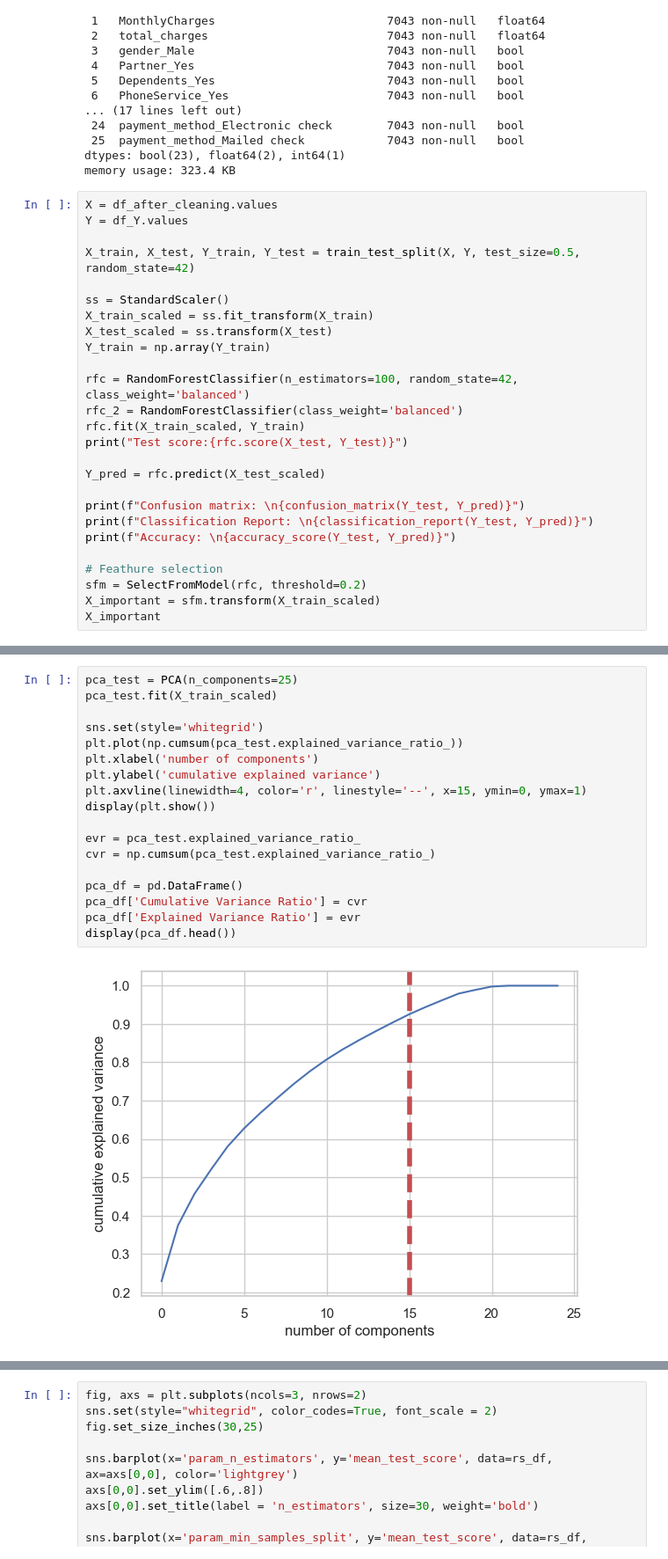
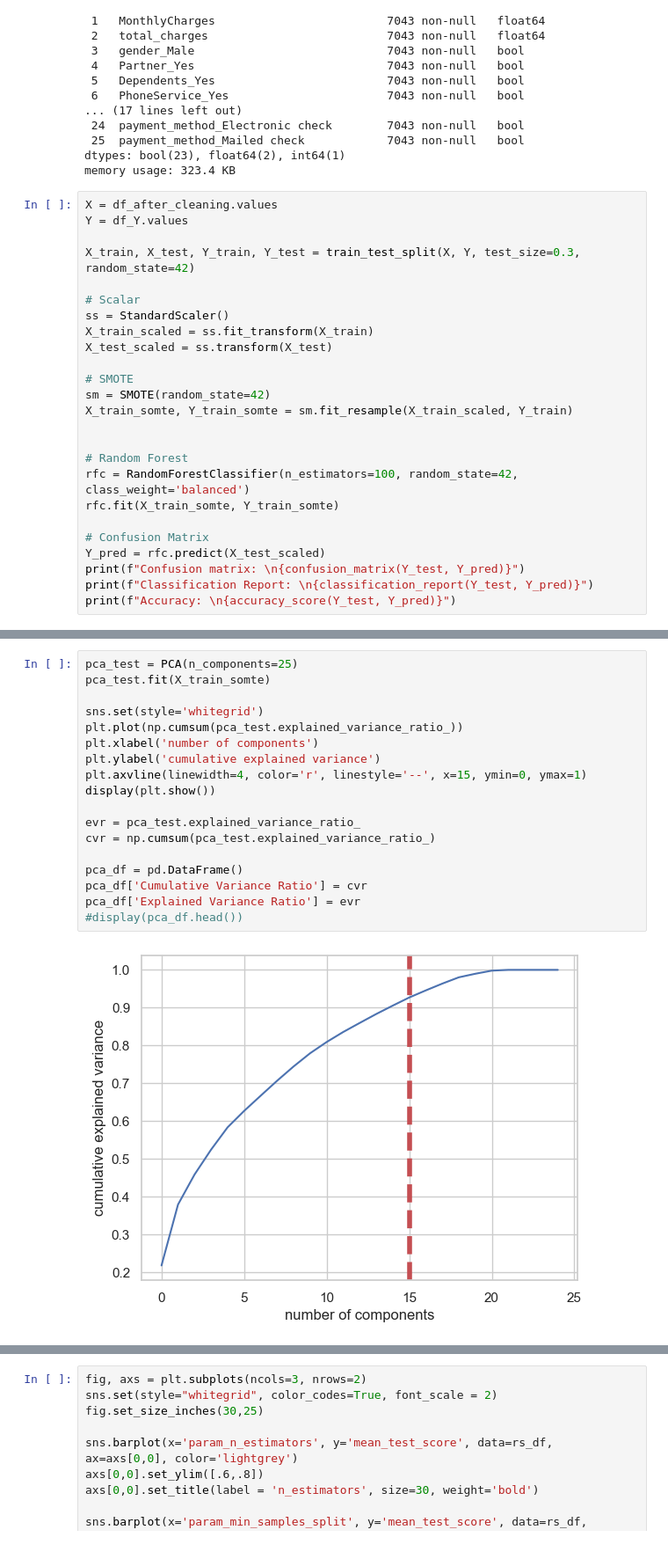
Before and after one commit to qweqwedfa/DA_DS, a Jupyter notebook: RF_DS_with_Hyperparameter_Tuning.ipynb, the cells around one changed output, grey strips where cells are left out. Shown: that part at 88% size. Cells and saved outputs as stored; diff of their text form.

Commit message:
SMOTE ADDED

```diff
--- a/RF_DS_with_Hyperparameter_Tuning.ipynb
+++ b/RF_DS_with_Hyperparameter_Tuning.ipynb
@@ -90,26 +91,25 @@ memory usage: 323.4 KB
 X = df_after_cleaning.values
 Y = df_Y.values
 
-X_train, X_test, Y_train, Y_test = train_test_split(X, Y, test_size=0.5, random_state=42)
+X_train, X_test, Y_train, Y_test = train_test_split(X, Y, test_size=0.3, random_state=42)
 
+# Scalar
 ss = StandardScaler()
 X_train_scaled = ss.fit_transform(X_train)
 X_test_scaled = ss.transform(X_test)
-Y_train = np.array(Y_train)
 
+# SMOTE
+sm = SMOTE(random_state=42)
+X_train_somte, Y_train_somte = sm.fit_resample(X_train_scaled, Y_train)
+
+
+# Random Forest
 rfc = RandomForestClassifier(n_estimators=100, random_state=42, class_weight='balanced')
-rfc_2 = RandomForestClassifier(class_weight='balanced')
-rfc.fit(X_train_scaled, Y_train)
-print("Test score:{rfc.score(X_test, Y_test)}")
+rfc.fit(X_train_somte, Y_train_somte)
 
+# Confusion Matrix
 Y_pred = rfc.predict(X_test_scaled)
-
 print(f"Confusion matrix: \n{confusion_matrix(Y_test, Y_pred)}")
 print(f"Classification Report: \n{classification_report(Y_test, Y_pred)}")
 print(f"Accuracy: \n{accuracy_score(Y_test, Y_pred)}")
-
-# Feathure selection
-sfm = SelectFromModel(rfc, threshold=0.2)
-X_important = sfm.transform(X_train_scaled)
-X_important
 # %% [output]
@@ -259,21 +210,21 @@ Passing `palette` without assigning `hue` is deprecated and will be removed in v
 # %%
 pca_test = PCA(n_components=25)
-pca_test.fit(X_train_scaled)
+pca_test.fit(X_train_somte)
 
 sns.set(style='whitegrid')
 plt.plot(np.cumsum(pca_test.explained_variance_ratio_))
 plt.xlabel('number of components')
 plt.ylabel('cumulative explained variance')
 plt.axvline(linewidth=4, color='r', linestyle='--', x=15, ymin=0, ymax=1)
 display(plt.show())
 
 evr = pca_test.explained_variance_ratio_
 cvr = np.cumsum(pca_test.explained_variance_ratio_)
 
 pca_df = pd.DataFrame()
 pca_df['Cumulative Variance Ratio'] = cvr
 pca_df['Explained Variance Ratio'] = evr
-display(pca_df.head())
+#display(pca_df.head())
 # %% [output]
-[figure, old version]
+[figure, new version]
 None
```
Also changed, not shown: parts of 12 cells of this notebook.
